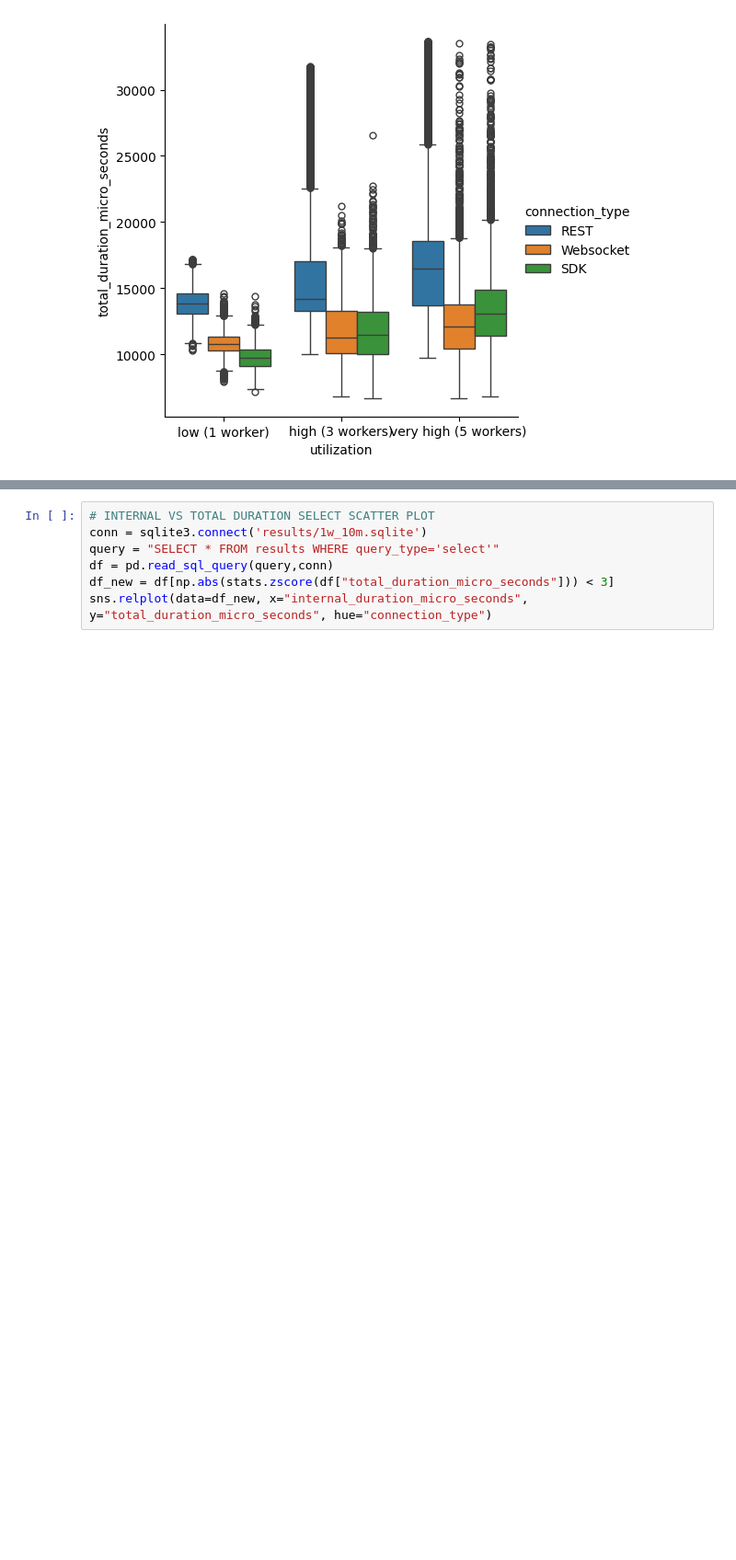
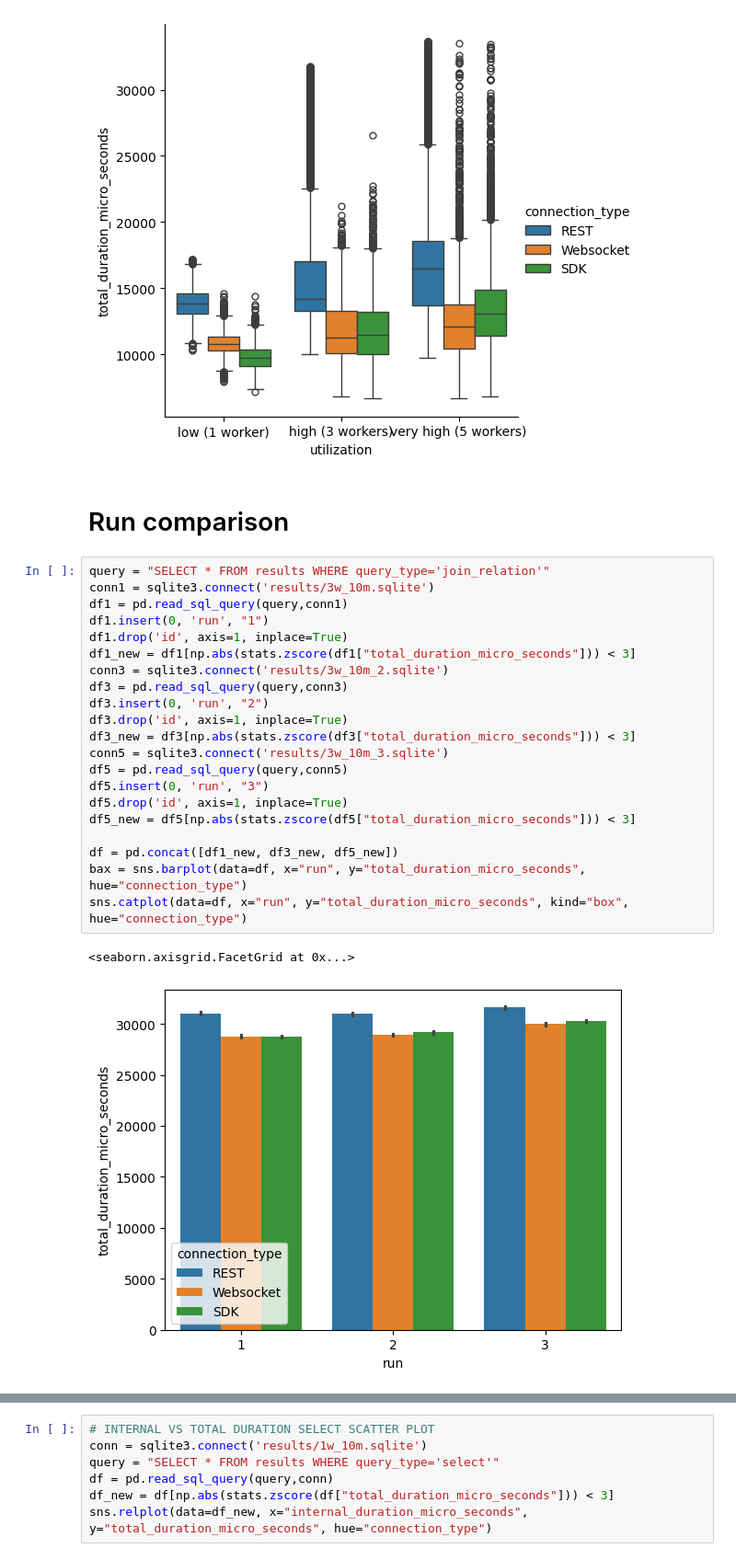
Before and after one commit to peppasd/surrealdb-benchmark, a Jupyter notebook: analysis/analysis.ipynb, the cells around one changed output, grey strips where cells are left out. Shown at 92% size. Cells and saved outputs as stored; diff of their text form; blank space fills up the shorter version.

```diff
--- a/analysis/analysis.ipynb
+++ b/analysis/analysis.ipynb
@@ -29,3 +31,29 @@ sns.catplot(data=df, x="utilization", y="total_duration_micro_seconds", kind="bo
 <seaborn.axisgrid.FacetGrid at 0x...>
 [figure]
 [figure]
+# %% [markdown]
+# Run comparison
+# %%
+query = "SELECT * FROM results WHERE query_type='join_relation'"
+conn1 = sqlite3.connect('results/3w_10m.sqlite')
+df1 = pd.read_sql_query(query,conn1)
+df1.insert(0, 'run', "1")
+df1.drop('id', axis=1, inplace=True)
+df1_new = df1[np.abs(stats.zscore(df1["total_duration_micro_seconds"])) < 3]
+conn3 = sqlite3.connect('results/3w_10m_2.sqlite')
+df3 = pd.read_sql_query(query,conn3)
+df3.insert(0, 'run', "2")
+df3.drop('id', axis=1, inplace=True)
+df3_new = df3[np.abs(stats.zscore(df3["total_duration_micro_seconds"])) < 3]
+conn5 = sqlite3.connect('results/3w_10m_3.sqlite')
+df5 = pd.read_sql_query(query,conn5)
+df5.insert(0, 'run', "3")
+df5.drop('id', axis=1, inplace=True)
+df5_new = df5[np.abs(stats.zscore(df5["total_duration_micro_seconds"])) < 3]
+
+df = pd.concat([df1_new, df3_new, df5_new])
+bax = sns.barplot(data=df, x="run", y="total_duration_micro_seconds", hue="connection_type")
+sns.catplot(data=df, x="run", y="total_duration_micro_seconds", kind="box", hue="connection_type")
+# %% [output]
+<seaborn.axisgrid.FacetGrid at 0x...>
+[figure, added]
```
Also changed, not shown: parts of 2 cells of this notebook.
